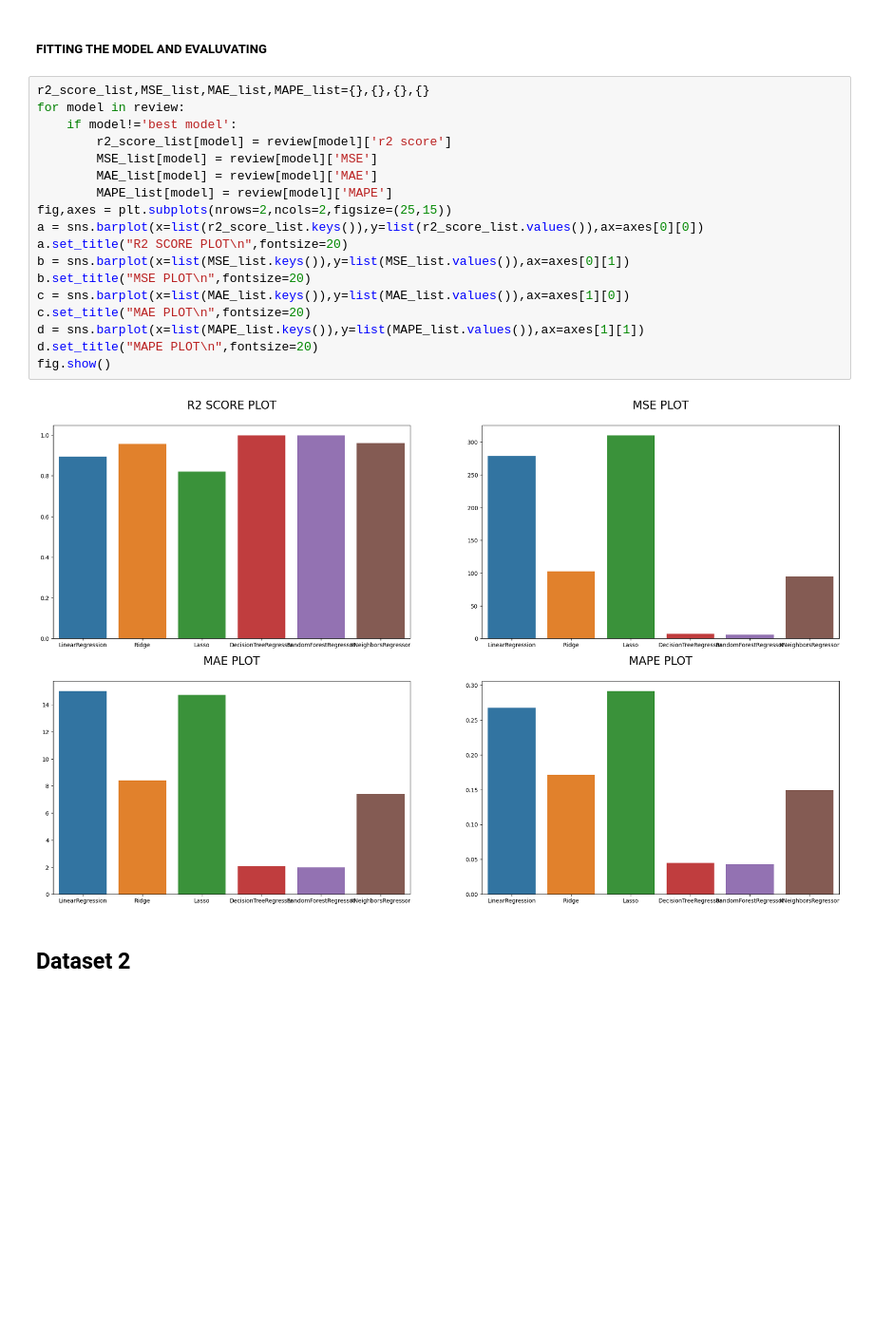
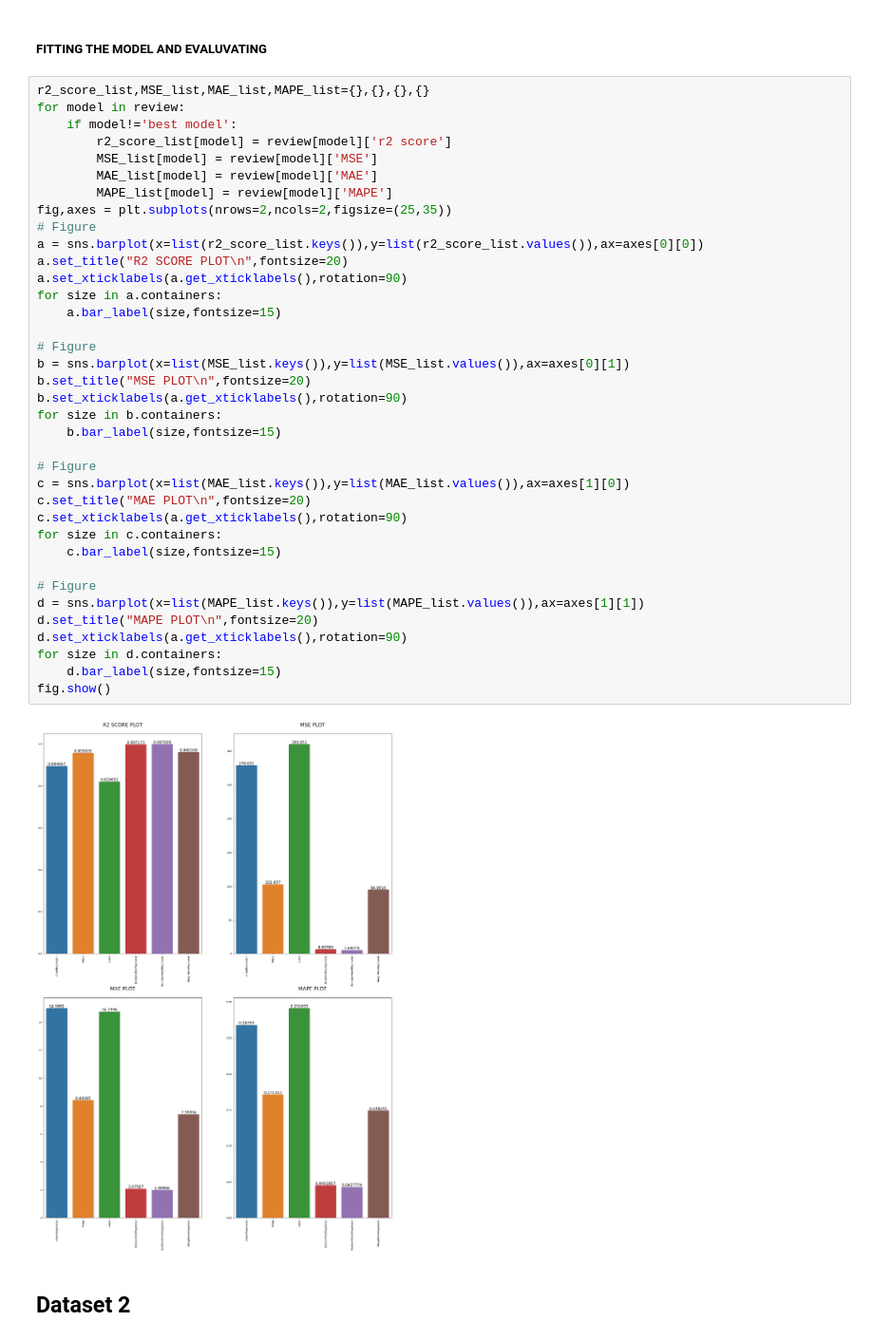
Before and after one commit to Akshaj000/UniversalMLDataProcessor, a Jupyter notebook: Submission/code_space.ipynb, the cells around one changed output. Shown at 95% size. Drawn from its saved outputs; the diff is of its cells as text; blank space fills up the shorter version.

```diff
--- a/Submission/code_space.ipynb
+++ b/Submission/code_space.ipynb
@@ -349,23 +330,42 @@ review
 # %%
 r2_score_list,MSE_list,MAE_list,MAPE_list={},{},{},{}
 for model in review:
     if model!='best model':
         r2_score_list[model] = review[model]['r2 score']
         MSE_list[model] = review[model]['MSE']
         MAE_list[model] = review[model]['MAE']
         MAPE_list[model] = review[model]['MAPE']
-fig,axes = plt.subplots(nrows=2,ncols=2,figsize=(25,15))
+fig,axes = plt.subplots(nrows=2,ncols=2,figsize=(25,35))
+# Figure
 a = sns.barplot(x=list(r2_score_list.keys()),y=list(r2_score_list.values()),ax=axes[0][0])
 a.set_title("R2 SCORE PLOT\n",fontsize=20)
+a.set_xticklabels(a.get_xticklabels(),rotation=90)
+for size in a.containers:
+    a.bar_label(size,fontsize=15)
+
+# Figure
 b = sns.barplot(x=list(MSE_list.keys()),y=list(MSE_list.values()),ax=axes[0][1])
 b.set_title("MSE PLOT\n",fontsize=20)
+b.set_xticklabels(a.get_xticklabels(),rotation=90)
+for size in b.containers:
+    b.bar_label(size,fontsize=15)
+
+# Figure
 c = sns.barplot(x=list(MAE_list.keys()),y=list(MAE_list.values()),ax=axes[1][0])
 c.set_title("MAE PLOT\n",fontsize=20)
+c.set_xticklabels(a.get_xticklabels(),rotation=90)
+for size in c.containers:
+    c.bar_label(size,fontsize=15)
+
+# Figure
 d = sns.barplot(x=list(MAPE_list.keys()),y=list(MAPE_list.values()),ax=axes[1][1])
 d.set_title("MAPE PLOT\n",fontsize=20)
+d.set_xticklabels(a.get_xticklabels(),rotation=90)
+for size in d.containers:
+    d.bar_label(size,fontsize=15)
 fig.show()
 # %% [output]
-[figure, old version]
+[figure, new version]
 # %% [markdown]
 ## Dataset 2
 # %% [markdown]
```
Also changed, not shown: parts of 25 cells of this notebook, 1 other file.
